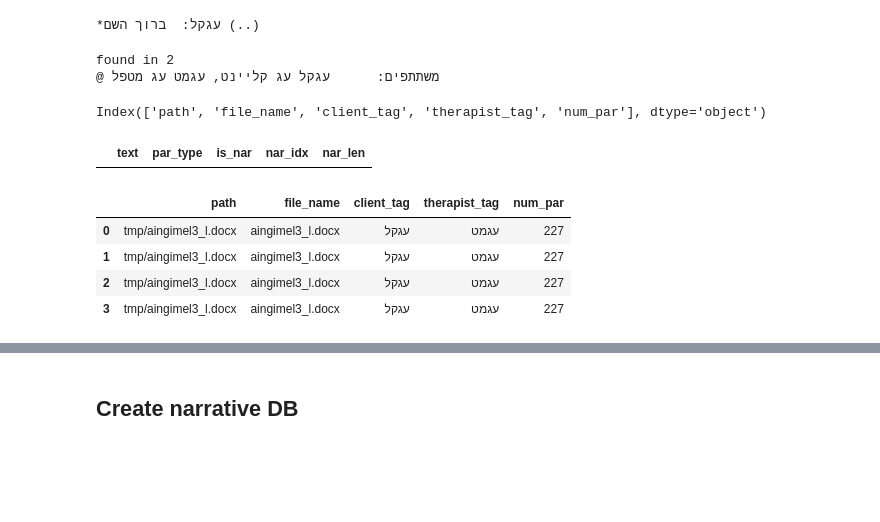
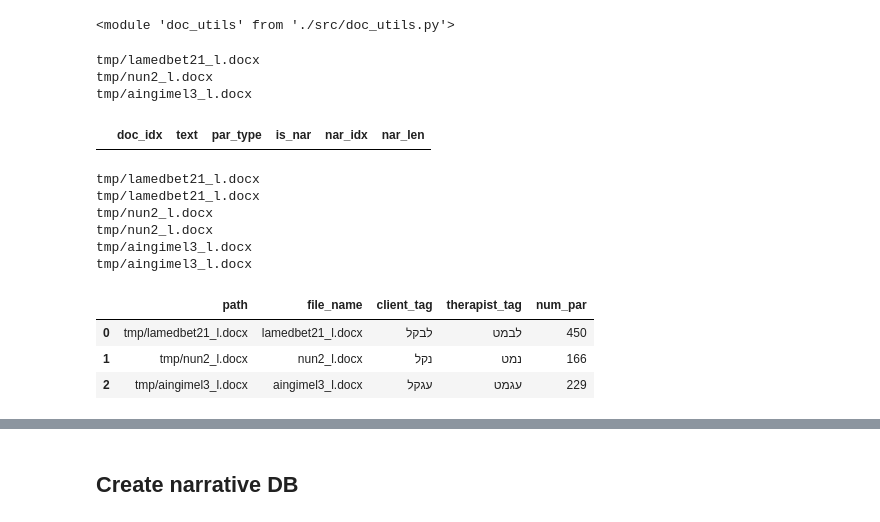
Before and after one commit to Sofy34/personal_strudy, a Jupyter notebook: thesis/01_initial_file.ipynb, the cells around one changed output, grey strips where cells are left out. Saved outputs shown, nothing was run; the diff lists cells and outputs as text; code cells hidden in the pictures; blank space fills up the shorter version.

Commit message:
use src files, implement utilities and defines, load 3 labeled files

```diff
--- a/thesis/01_initial_file.ipynb
+++ b/thesis/01_initial_file.ipynb
@@ -40,14 +0,0 @@ You are requested to build a model to predict whether a new story in Hebrew is t
-# %%
-import numpy as np
-import pandas as pd
-import seaborn as sns
-import matplotlib.pyplot as plt
-from sklearn.model_selection import train_test_split, cross_val_score, cross_validate
-from sklearn.linear_model import LogisticRegression, LogisticRegressionCV, PassiveAggressiveClassifier, Perceptron, RidgeClassifier, RidgeClassifierCV, SGDClassifier
-from sklearn.feature_extraction.text import CountVectorizer , TfidfVectorizer, TfidfTransformer
-from sklearn.preprocessing import normalize, StandardScaler, FunctionTransformer
-from sklearn.pipeline import Pipeline, FeatureUnion
-
-from bidi import algorithm as bidialg      # needed for arabic, hebrew
-from sklearn.metrics import classification_report, confusion_matrix, plot_confusion_matrix
-pd.options.display.float_format = '{:f}'.format
@@ -77,25 +10,19 @@ doc = docx.Document(docs_list[0])
-# %%
-single_para = doc.paragraphs[7]
-print(single_para.text)
-# %% [output]
-*עגקל:  ברוך השם (..)
-# %%
-for i,pa in enumerate(doc.paragraphs[:10]):
-    if 'משתתפים' in pa.text:
-        print ("found in {}".format(i))
-        print (pa.text)
-# %% [output]
-found in 2
-@ משתתפים:      עגקל עג קליינט, עגמט עג מטפל
+# %%
+imp.reload(doc_utils)
+# %% [output]
+<module 'doc_utils' from './src/doc_utils.py'>
+# %%
+doc_path_list = doc_utils.get_labeled_files()
+doc_obj_list = doc_utils.get_doc_objects(doc_path_list)
+# %% [output]
+tmp/lamedbet21_l.docx
+tmp/nun2_l.docx
+tmp/aingimel3_l.docx
 # %%
 doc_db_columns = ['path','file_name','client_tag','therapist_tag','num_par']
-doc_db = pd.DataFrame(columns=doc_db_columns)
-doc_db.columns
-# %% [output]
-Index(['path', 'file_name', 'client_tag', 'therapist_tag', 'num_par'], dtype='object')
 # %%
-par_db_columns = ['text','par_type','is_nar','nar_idx','nar_len']
+par_db_columns = ['doc_idx','text','par_type','is_nar','nar_idx','nar_len']
 par_db = pd.DataFrame(columns=par_db_columns)
 par_db
 # %% [output]
-|  | text | par_type | is_nar | nar_idx | nar_len |
+|  | doc_idx | text | par_type | is_nar | nar_idx | nar_len |
@@ -115,11 +29,23 @@ add_doc_to_db(docs_list[0],doc_db)
+# %%
+doc_db = pd.DataFrame(columns=doc_db_columns)
+
+for path in doc_path_list:
+    print (path)
+    doc_utils.add_doc_to_db(path,doc_db)
+# %% [output]
+tmp/lamedbet21_l.docx
+tmp/lamedbet21_l.docx
+tmp/nun2_l.docx
+tmp/nun2_l.docx
+tmp/aingimel3_l.docx
+tmp/aingimel3_l.docx
 # %%
 doc_db
 # %% [output]
 |  | path | file_name | client_tag | therapist_tag | num_par |
-| 0 | tmp/aingimel3_l.docx | aingimel3_l.docx | עגקל | עגמט | 227 |
-| 1 | tmp/aingimel3_l.docx | aingimel3_l.docx | עגקל | עגמט | 227 |
-| 2 | tmp/aingimel3_l.docx | aingimel3_l.docx | עגקל | עגמט | 227 |
-| 3 | tmp/aingimel3_l.docx | aingimel3_l.docx | עגקל | עגמט | 227 |
+| 0 | tmp/lamedbet21_l.docx | lamedbet21_l.docx | לבקל | לבמט | 450 |
+| 1 | tmp/nun2_l.docx | nun2_l.docx | נקל | נמט | 166 |
+| 2 | tmp/aingimel3_l.docx | aingimel3_l.docx | עגקל | עגמט | 229 |
 # %%
 par_db
 # %% [output]
```
Also changed, not shown: parts of 88 cells of this notebook, 2 other files.
